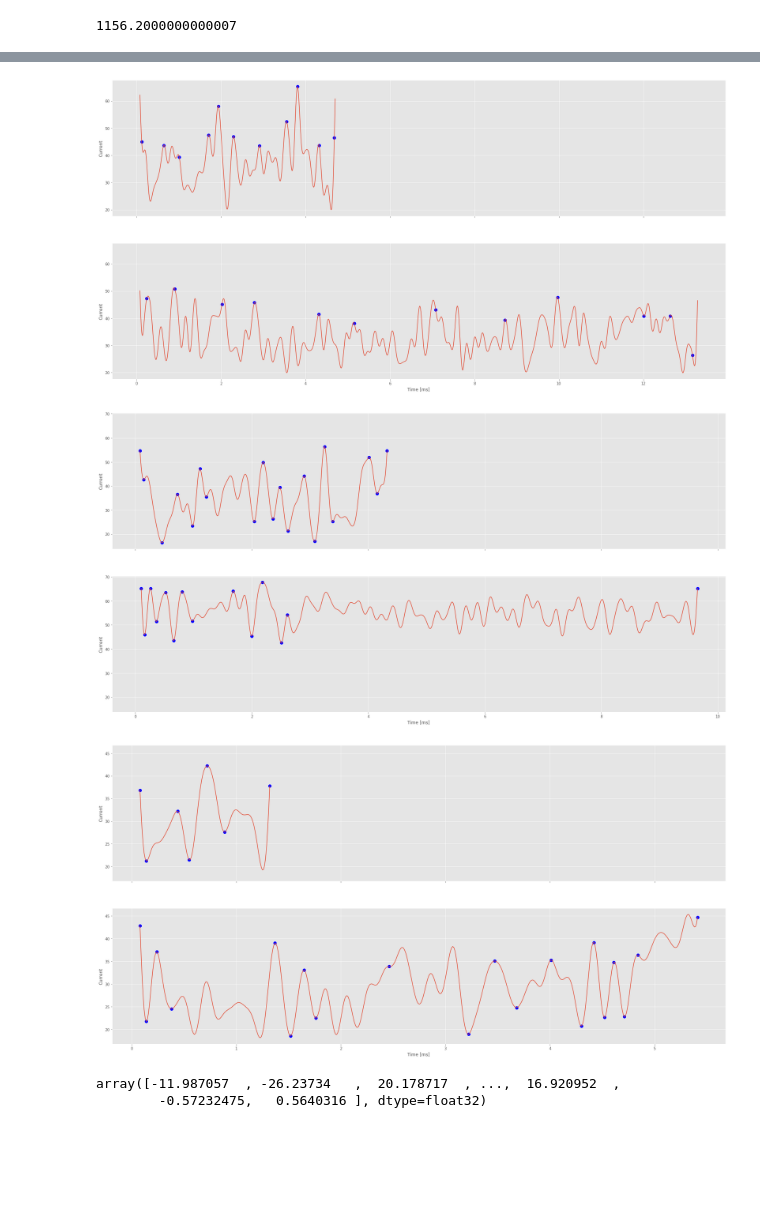
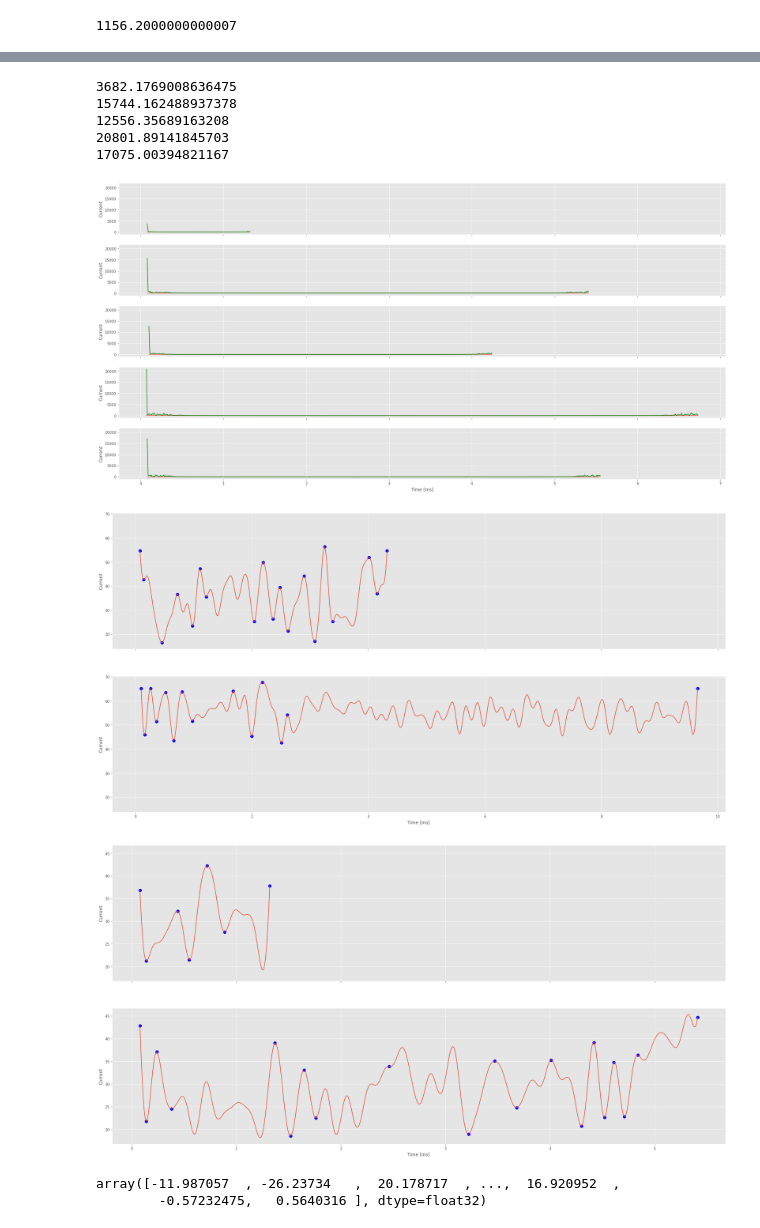
Before and after one commit to HaroldBenoit/ml4science-polymers, a Jupyter notebook: mete/mete-exploration.ipynb, the cells around one changed output, grey strips where cells are left out. Saved outputs shown, nothing was run; the diff lists cells and outputs as text; code cells hidden in the pictures; blank space fills up the shorter version.

```diff
--- a/mete/mete-exploration.ipynb
+++ b/mete/mete-exploration.ipynb
@@ -54,15 +72,20 @@ aa65_extrema_data = [find_extrema(event, diff_threshold=10) for event in aa65_da
+# %%
+plot_data(aa65_data[:5], plot_fft=True)
+# %% [output]
+3682.1769008636475
+15744.162488937378
+12556.35689163208
+20801.89141845703
+17075.00394821167
+[figure, added]
 # %%
-plot_data(aa64_data[:2], plot_extrema=True, diff_threshold=10)
+plot_data(aa62_data[:2], plot_extrema=True, extrema_th=10)
 # %% [output]
-[figure, old version]
+[figure, new version]
 # %%
-plot_data(aa62_data[:2], plot_extrema=True, diff_threshold=10)
+plot_data(aa65_data[:2], plot_extrema=True, extrema_th=10)
 # %% [output]
-[figure, old version]
+[figure, new version]
-# %%
-plot_data(aa65_data[:2], plot_extrema=True, diff_threshold=10)
-# %% [output]
-[figure, removed]
 # %%
 aa62_event_lens = [len(event) for event in aa62_extrema_data]
 aa64_event_lens = [len(event) for event in aa64_extrema_data]
```
Also changed, not shown: parts of 7 cells of this notebook, 2 other files.
